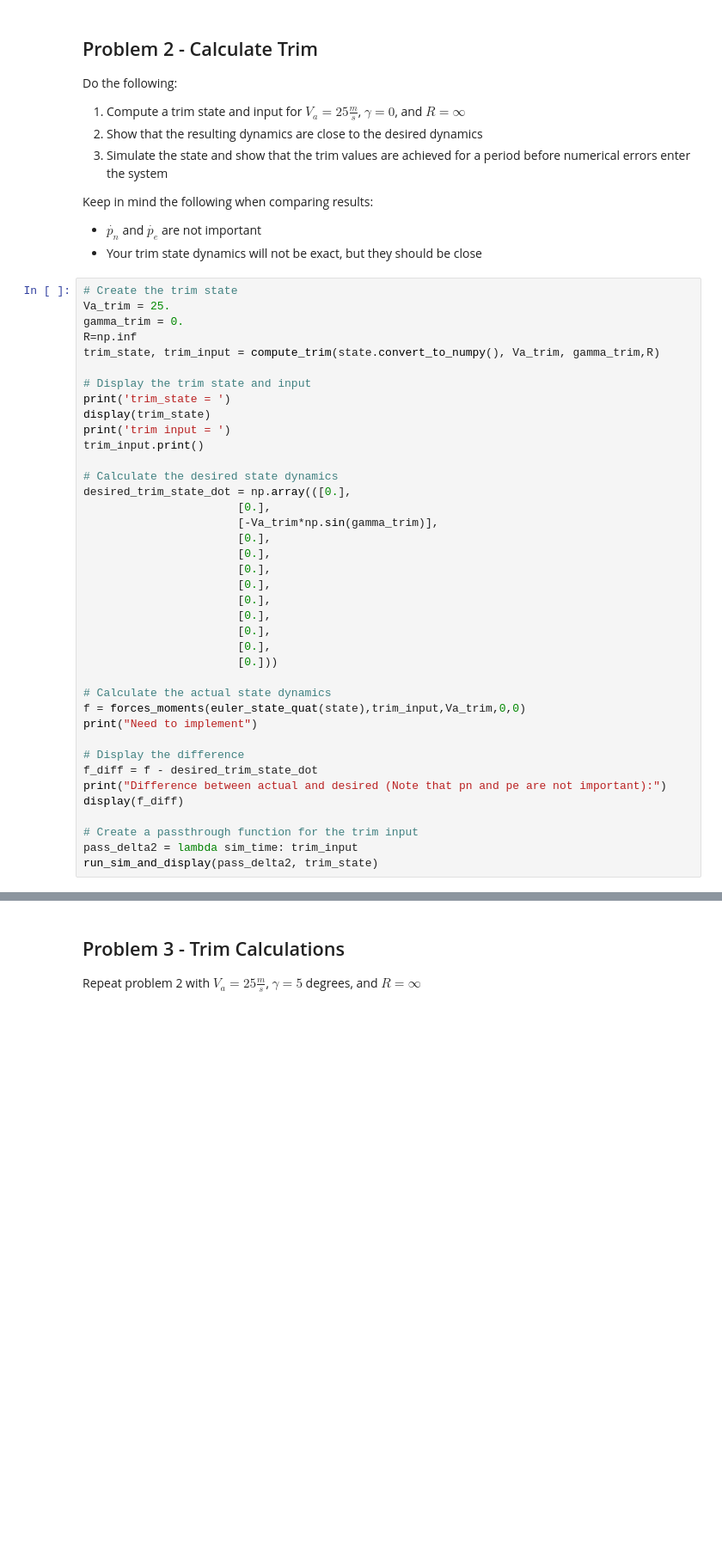
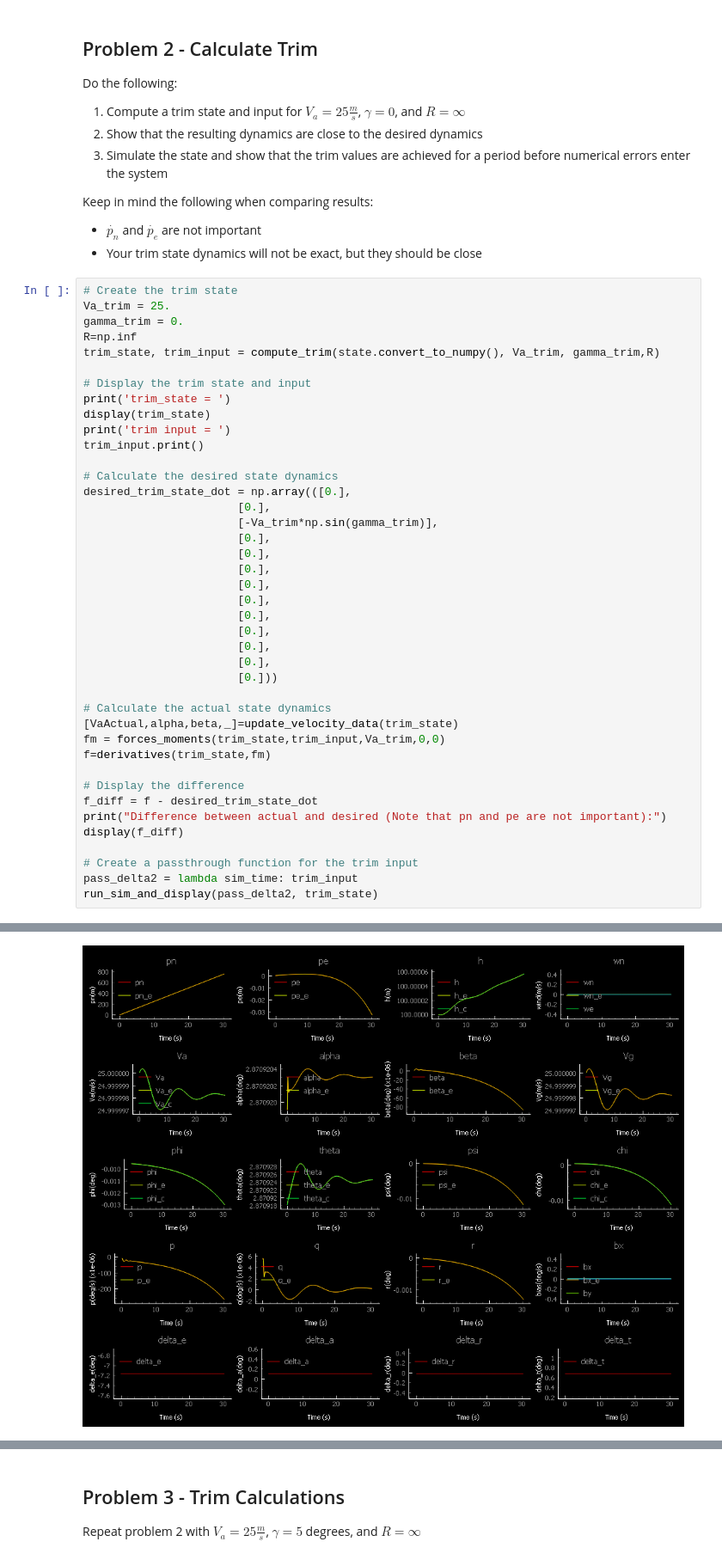
Before and after one commit to Rocketman-1969/MAE5330, a Jupyter notebook: mavsim_python/usu_assignments/ch05_linear_models.ipynb, the cells around one changed output, grey strips where cells are left out. Shown at 86% size. Cells and saved outputs as stored; diff of their text form; blank space fills up the shorter version.

```diff
--- a/mavsim_python/usu_assignments/ch05_linear_models.ipynb
+++ b/mavsim_python/usu_assignments/ch05_linear_models.ipynb
@@ -88,11 +88,13 @@ desired_trim_state_dot = np.array(([0.],
                        [0.],
                        [0.],
                        [0.],
+                       [0.],
                        [0.]))
 
 # Calculate the actual state dynamics
-f = forces_moments(euler_state_quat(state),trim_input,Va_trim,0,0)
-print("Need to implement")
+[VaActual,alpha,beta,_]=update_velocity_data(trim_state)
+fm = forces_moments(trim_state,trim_input,Va_trim,0,0)
+f=derivatives(trim_state,fm)
 
 # Display the difference
 f_diff = f - desired_trim_state_dot
@@ -122,0 +138 @@ AttributeError: 'DynamicState' object has no attribute 'item'
+[figure, added]
```
Also changed, not shown: parts of 14 cells of this notebook, 2 other files.
